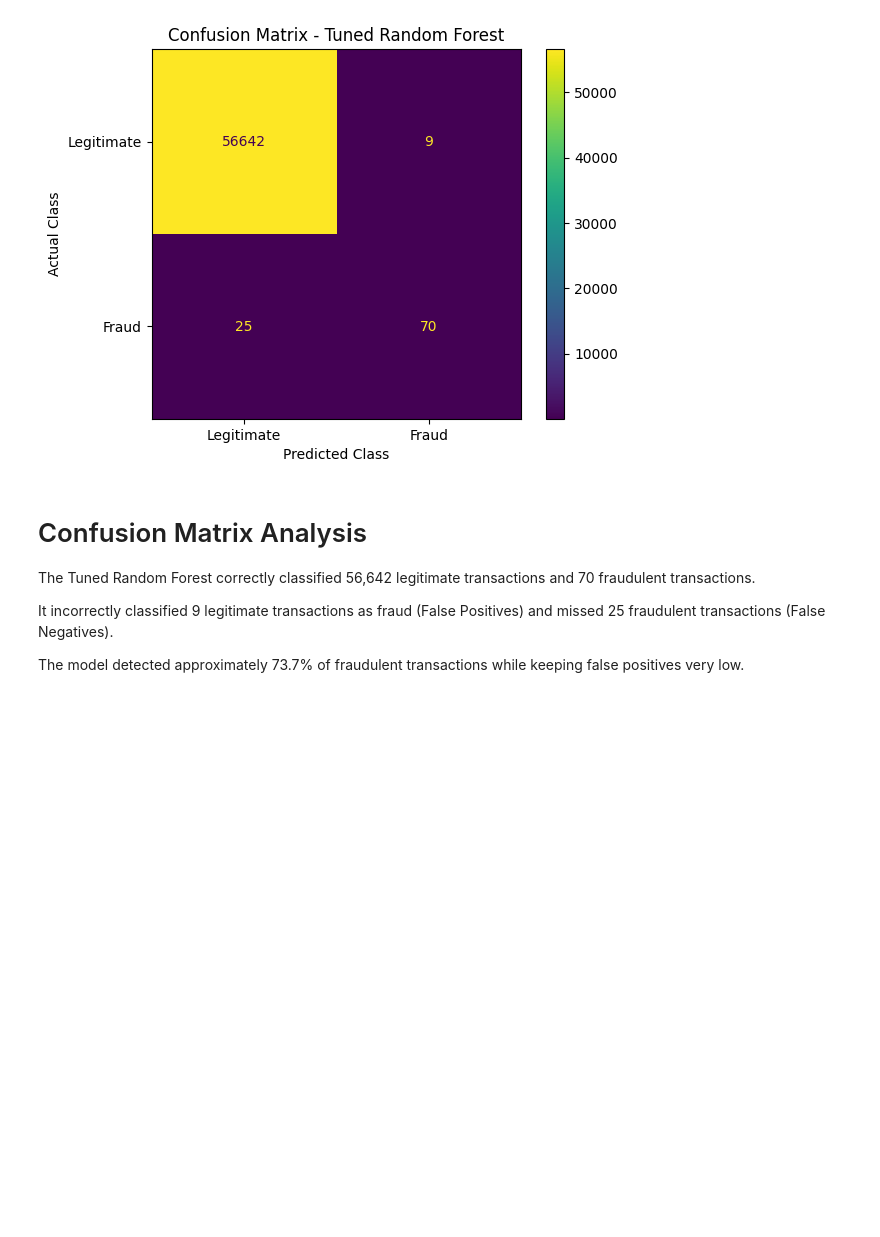
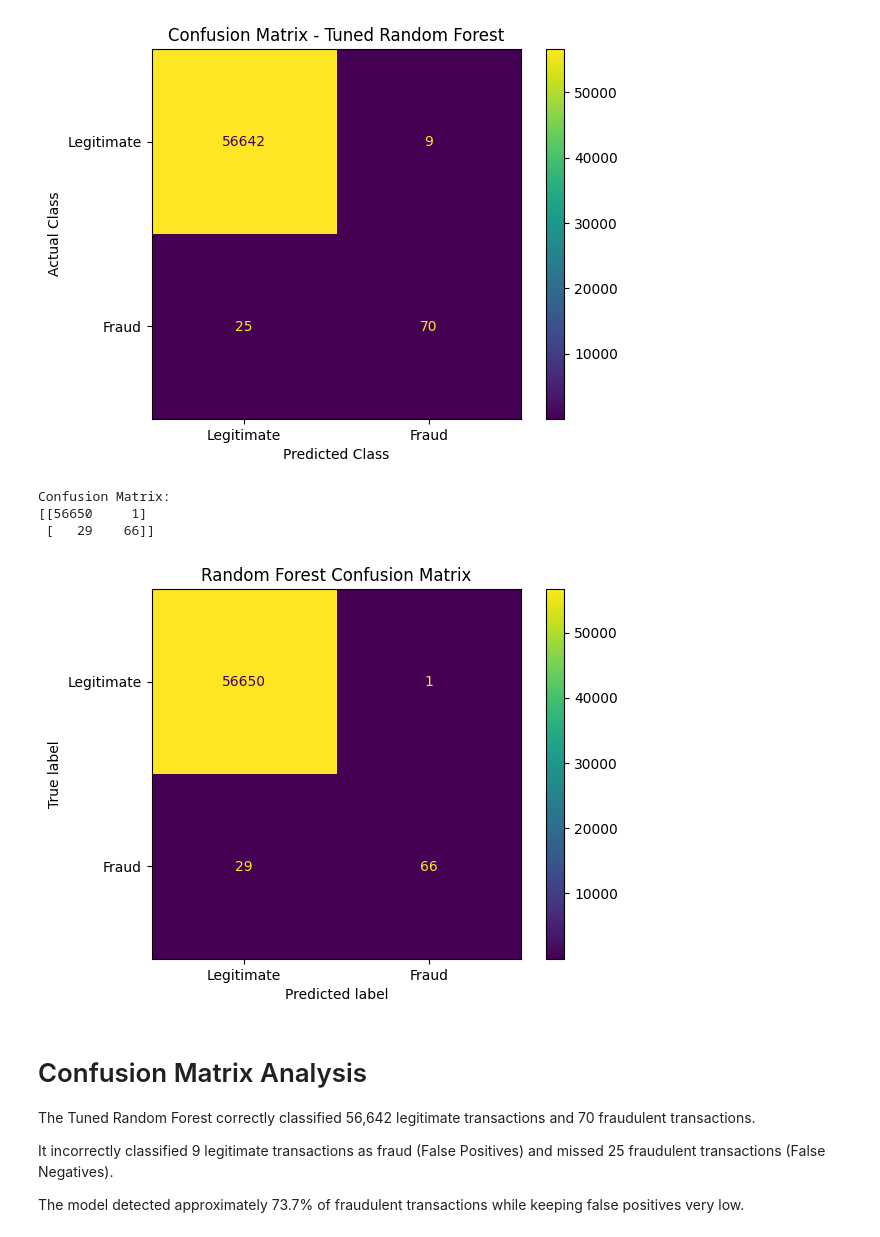
Before and after one commit to katholevidya07/transaction-fraud-detection, a Jupyter notebook: transaction-fraud-detection.ipynb, the cells around one changed output. Saved outputs shown, nothing was run; the diff lists cells and outputs as text; code cells hidden in the pictures; blank space fills up the shorter version.

```diff
--- a/transaction-fraud-detection.ipynb
+++ b/transaction-fraud-detection.ipynb
@@ -1603,6 +1664,32 @@ plt.ylabel('Actual Class')
 plt.show()
 # %% [output]
 [figure]
+# %%
+from sklearn.metrics import confusion_matrix, ConfusionMatrixDisplay
+
+# Random Forest predictions
+y_pred_rf = rf_model.predict(X_test)
+
+# Confusion matrix
+cm = confusion_matrix(y_test, y_pred_rf)
+
+print("Confusion Matrix:")
+print(cm)
+
+# Display confusion matrix
+disp = ConfusionMatrixDisplay(
+    confusion_matrix=cm,
+    display_labels=["Legitimate", "Fraud"]
+)
+
+disp.plot()
+plt.title("Random Forest Confusion Matrix")
+plt.show()
+# %% [output]
+Confusion Matrix:
+[[56650     1]
+ [   29    66]]
+[figure, added]
 # %% [markdown]
 # Confusion Matrix Analysis
 
```
Also changed, not shown: parts of 16 cells of this notebook.
